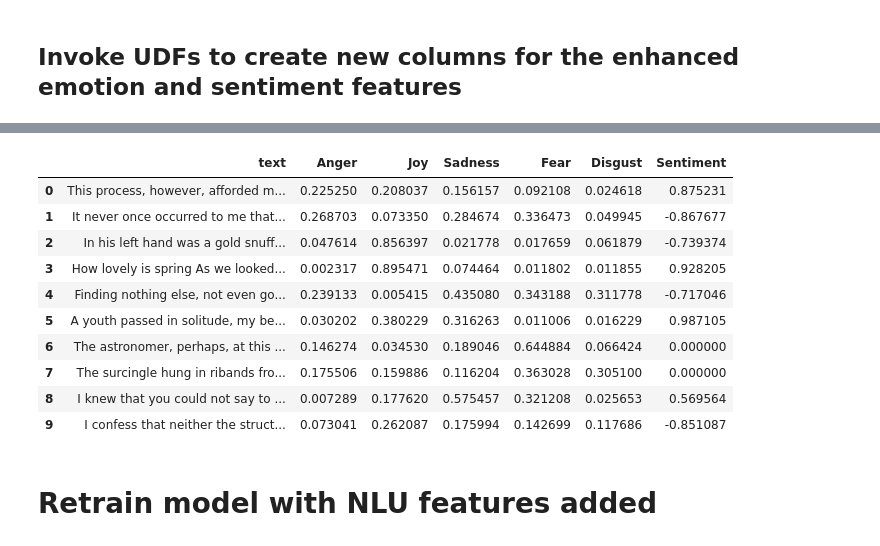
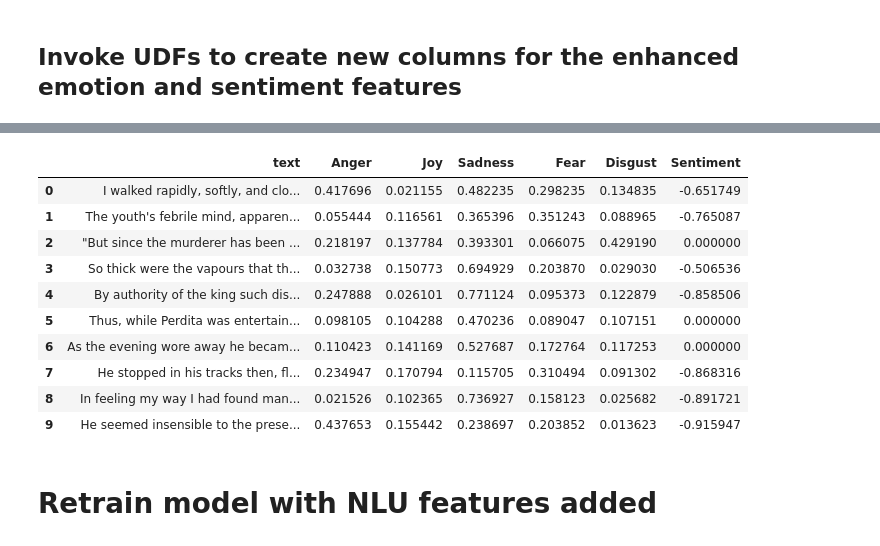
Before and after one commit to hackerguy/SpookyAuthorIdentification, a Jupyter notebook: SpookyAuthorIdentificationNLU.ipynb, the cells around one changed output, grey strips where cells are left out. Saved outputs shown, nothing was run; the diff lists cells and outputs as text; code cells hidden in the pictures.

```diff
--- a/SpookyAuthorIdentificationNLU.ipynb
+++ b/SpookyAuthorIdentificationNLU.ipynb
@@ -439,0 +678,7 @@ data2.toPandas().head()
+# %%
+dataNLUtest = (dataNLU.withColumn('AngerTest', udfAngerTest(dataNLU['nlu']))
+        .withColumn('JoyTest', udfJoyTest(dataNLU['nlu']))
+        .withColumn('SadnessTest', udfSadnessTest(dataNLU['nlu']))
+        .withColumn('FearTest', udfFearTest(dataNLU['nlu']))
+        .withColumn('DisgustTest', udfDisgustTest(dataNLU['nlu']))
+        .withColumn('SentimentTest', udfSentimentTest(dataNLU['nlu'])))
@@ -439,0 +701,7 @@ data2.toPandas().head()
+# %%
+dataNLU = (dataNLUtest.filter(col('AngerTest').like('%anger%'))
+            .filter(col('JoyTest').like('%joy%'))
+            .filter(col('SadnessTest').like('%sadness%'))
+            .filter(col('FearTest').like('%fear%'))
+            .filter(col('DisgustTest').like('%disgust%'))
+            .filter(col('SentimentTest').like('%sentiment%')))
@@ -440,3 +722,6 @@ data2.toPandas().head()
+# %%
+#Drop NLU test columnts
+dataNLU = dataNLU.drop('AngerTest','JoyTest', 'SadnessTest', 'FearTest', 'DisgustTest', 'SentimentTest')
 # %% [markdown]
 ## Define UDFs to extract NLU derived features
 # %%
@@ -467,17 +745,24 @@ data2.toPandas().head()
+# %%
+dataNLU = (dataNLU.withColumn('Anger', udfAnger(dataNLU['nlu']))
+        .withColumn('Joy', udfJoy(dataNLU['nlu']))
+        .withColumn('Sadness', udfSadness(dataNLU['nlu']))
+        .withColumn('Fear', udfFear(dataNLU['nlu']))
+        .withColumn('Disgust', udfDisgust(dataNLU['nlu']))
+        .withColumn('Sentiment', udfSentiment(dataNLU['nlu'])))
 # %%
-data2.select(data2['text'], data2['Anger'], data2['Joy'], data2['Sadness'], data2['Fear'], data2['Disgust'], data2['Sentiment']).toPandas().head(10)
+dataNLU.select(dataNLU['text'], dataNLU['Anger'], dataNLU['Joy'], dataNLU['Sadness'], dataNLU['Fear'], dataNLU['Disgust'], dataNLU['Sentiment']).toPandas().head(10)
 # %% [output]
 |  | text | Anger | Joy | Sadness | Fear | Disgust | Sentiment |
-| 0 | This process, however, afforded m... | 0.225250 | 0.208037 | 0.156157 | 0.092108 | 0.024618 | 0.875231 |
-| 1 | It never once occurred to me that... | 0.268703 | 0.073350 | 0.284674 | 0.336473 | 0.049945 | -0.867677 |
-| 2 | In his left hand was a gold snuff... | 0.047614 | 0.856397 | 0.021778 | 0.017659 | 0.061879 | -0.739374 |
-| 3 | How lovely is spring As we looked... | 0.002317 | 0.895471 | 0.074464 | 0.011802 | 0.011855 | 0.928205 |
-| 4 | Finding nothing else, not even go... | 0.239133 | 0.005415 | 0.435080 | 0.343188 | 0.311778 | -0.717046 |
-| 5 | A youth passed in solitude, my be... | 0.030202 | 0.380229 | 0.316263 | 0.011006 | 0.016229 | 0.987105 |
-| 6 | The astronomer, perhaps, at this ... | 0.146274 | 0.034530 | 0.189046 | 0.644884 | 0.066424 | 0.000000 |
-| 7 | The surcingle hung in ribands fro... | 0.175506 | 0.159886 | 0.116204 | 0.363028 | 0.305100 | 0.000000 |
-| 8 | I knew that you could not say to ... | 0.007289 | 0.177620 | 0.575457 | 0.321208 | 0.025653 | 0.569564 |
-| 9 | I confess that neither the struct... | 0.073041 | 0.262087 | 0.175994 | 0.142699 | 0.117686 | -0.851087 |
+| 0 | I walked rapidly, softly, and clo... | 0.417696 | 0.021155 | 0.482235 | 0.298235 | 0.134835 | -0.651749 |
+| 1 | The youth's febrile mind, apparen... | 0.055444 | 0.116561 | 0.365396 | 0.351243 | 0.088965 | -0.765087 |
+| 2 | "But since the murderer has been ... | 0.218197 | 0.137784 | 0.393301 | 0.066075 | 0.429190 | 0.000000 |
+| 3 | So thick were the vapours that th... | 0.032738 | 0.150773 | 0.694929 | 0.203870 | 0.029030 | -0.506536 |
+| 4 | By authority of the king such dis... | 0.247888 | 0.026101 | 0.771124 | 0.095373 | 0.122879 | -0.858506 |
+| 5 | Thus, while Perdita was entertain... | 0.098105 | 0.104288 | 0.470236 | 0.089047 | 0.107151 | 0.000000 |
+| 6 | As the evening wore away he becam... | 0.110423 | 0.141169 | 0.527687 | 0.172764 | 0.117253 | 0.000000 |
+| 7 | He stopped in his tracks then, fl... | 0.234947 | 0.170794 | 0.115705 | 0.310494 | 0.091302 | -0.868316 |
+| 8 | In feeling my way I had found man... | 0.021526 | 0.102365 | 0.736927 | 0.158123 | 0.025682 | -0.891721 |
+| 9 | He seemed insensible to the prese... | 0.437653 | 0.155442 | 0.238697 | 0.203852 | 0.013623 | -0.915947 |
 # %% [markdown]
 # Retrain model with NLU features added
 # %% [markdown]
```
Also changed, not shown: parts of 49 cells of this notebook.
